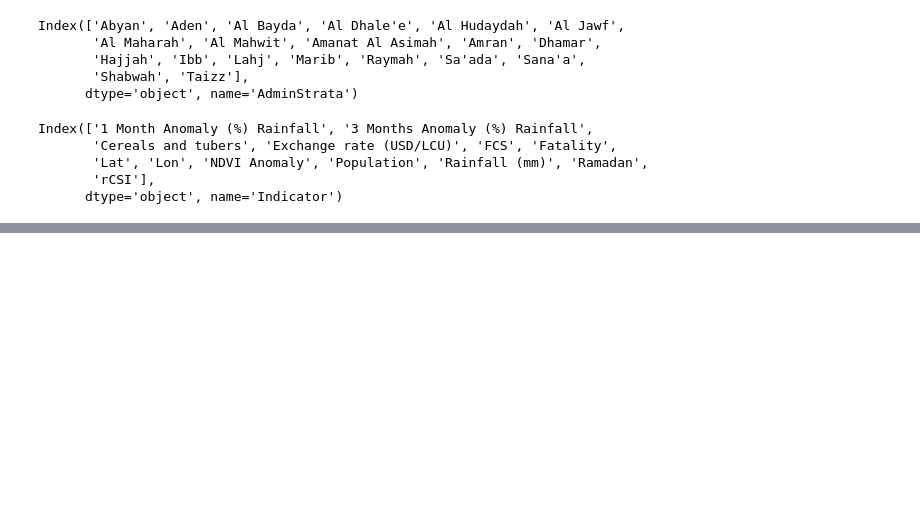
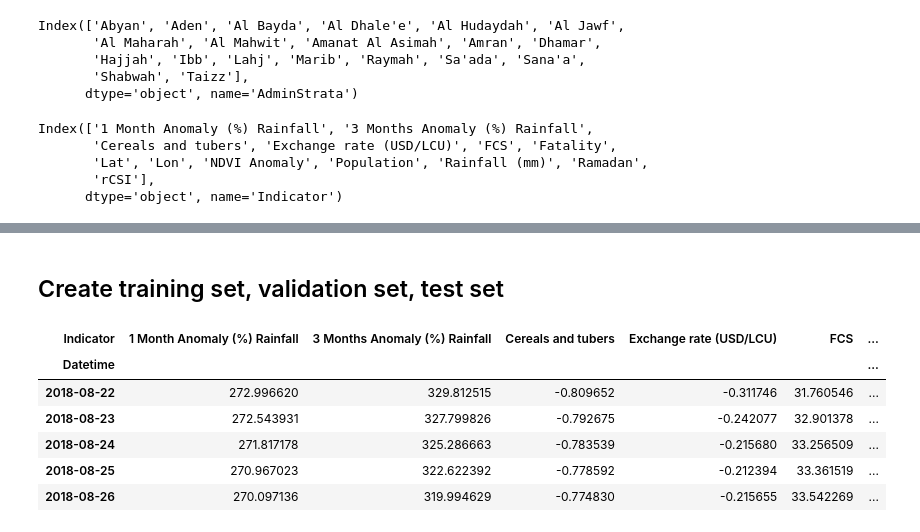
Before and after one commit to pietro-foini/ISI-WFP, a Jupyter notebook: project/Dataset time-series/Yemen.ipynb, the cells around one changed output, grey strips where cells are left out. Drawn from its saved outputs; the diff is of its cells as text; code cells hidden in the pictures; blank space fills up the shorter version.

```diff
--- a/project/Dataset time-series/Yemen.ipynb
+++ b/project/Dataset time-series/Yemen.ipynb
@@ -230,0 +183,14 @@ df.to_csv(PATH_TO_SAVE + "all_train.csv", index_label = False)
+# %% [markdown]
+## Create training set, validation set, test set
+# %%
+# Example.
+group = df_smooth.Abyan
+group.head()
+# %% [output]
+| Indicator | 1 Month Anomaly (%) Rainfall | 3 Months Anomaly (%) Rainfall | Cereals and tubers | Exchange rate (USD/LCU) | FCS | ... |
+| Datetime |  |  |  |  |  | ... |
+| 2018-08-22 | 272.996620 | 329.812515 | -0.809652 | -0.311746 | 31.760546 | ... |
+| 2018-08-23 | 272.543931 | 327.799826 | -0.792675 | -0.242077 | 32.901378 | ... |
+| 2018-08-24 | 271.817178 | 325.286663 | -0.783539 | -0.215680 | 33.256509 | ... |
+| 2018-08-25 | 270.967023 | 322.622392 | -0.778592 | -0.212394 | 33.361519 | ... |
+| 2018-08-26 | 270.097136 | 319.994629 | -0.774830 | -0.215655 | 33.542269 | ... |
```
Also changed, not shown: parts of 38 cells of this notebook, 19 other files.
